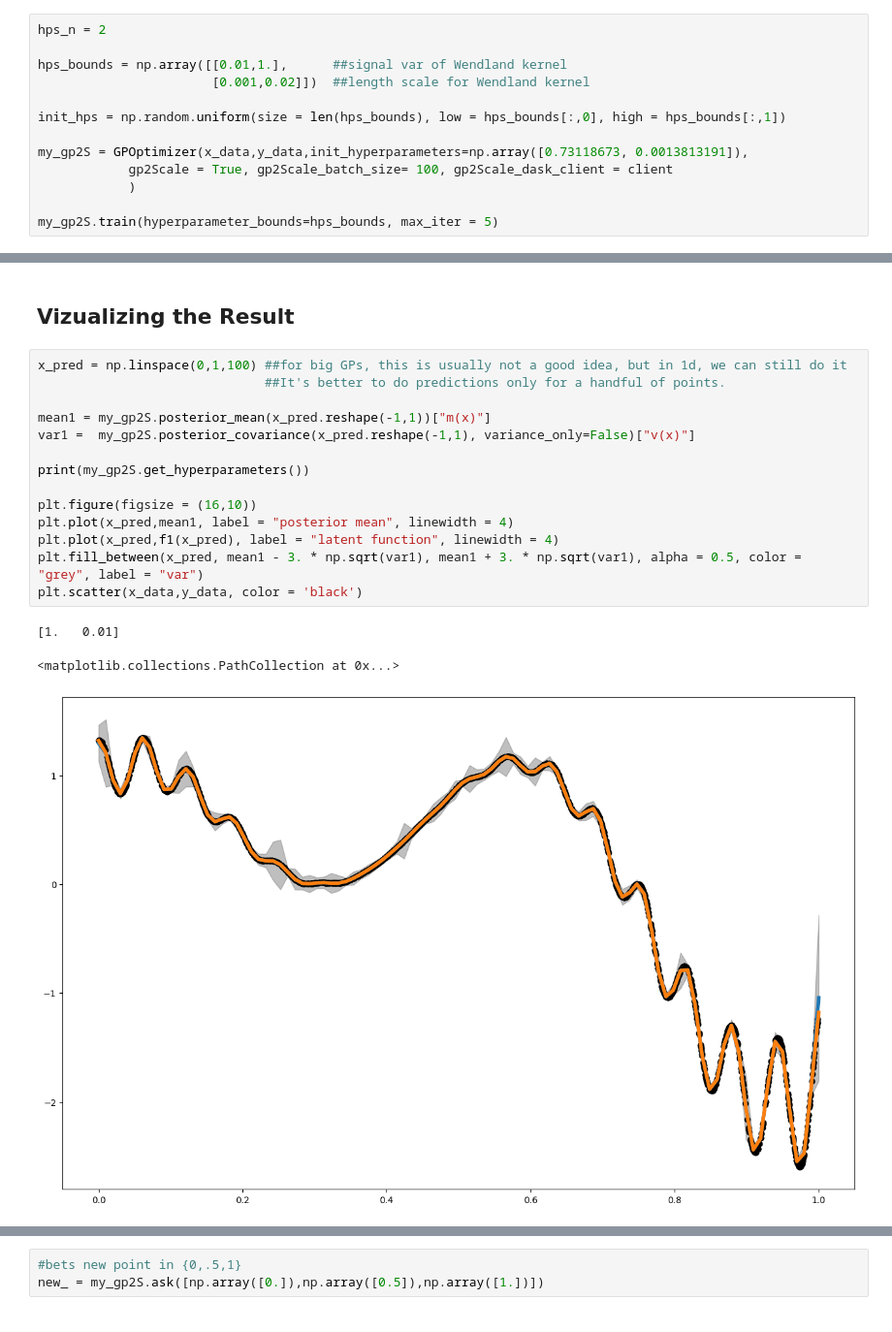
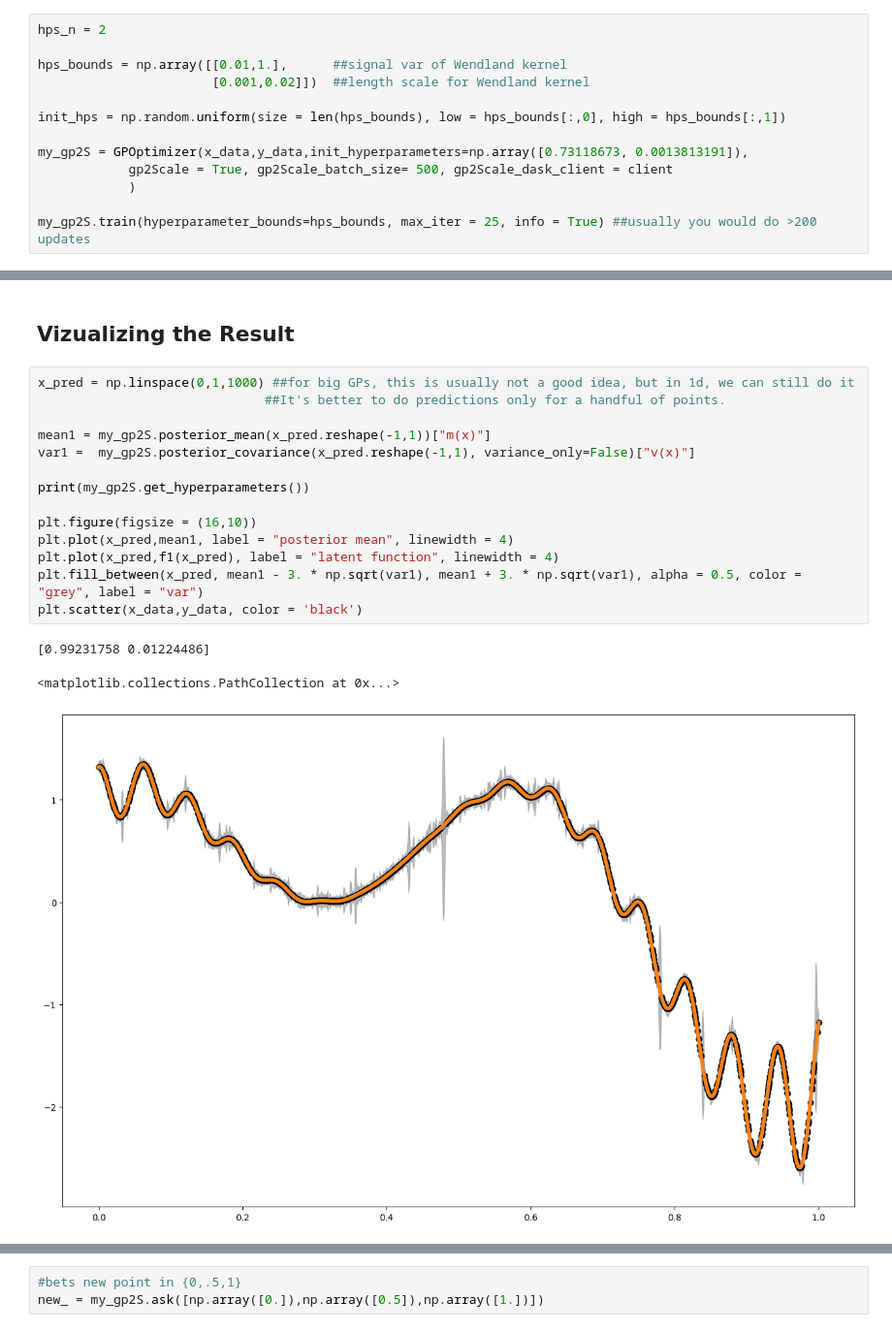
Before and after one commit to lbl-camera/gpCAM, a Jupyter notebook: examples/GPOptimizer_gp2ScaleTest.ipynb, the cells around one changed output, grey strips where cells are left out. Shown at 97% size. Cells and saved outputs as stored; diff of their text form.

```diff
--- a/examples/GPOptimizer_gp2ScaleTest.ipynb
+++ b/examples/GPOptimizer_gp2ScaleTest.ipynb
@@ -48,8 +50,8 @@ hps_bounds = np.array([[0.01,1.],      ##signal var of Wendland kernel
 init_hps = np.random.uniform(size = len(hps_bounds), low = hps_bounds[:,0], high = hps_bounds[:,1])
 
 my_gp2S = GPOptimizer(x_data,y_data,init_hyperparameters=np.array([0.73118673, 0.0013813191]),
-            gp2Scale = True, gp2Scale_batch_size= 100, gp2Scale_dask_client = client
+            gp2Scale = True, gp2Scale_batch_size= 500, gp2Scale_dask_client = client
             )
 
-my_gp2S.train(hyperparameter_bounds=hps_bounds, max_iter = 5)
+my_gp2S.train(hyperparameter_bounds=hps_bounds, max_iter = 25, info = True) ##usually you would do >200 updates
 # %% [output]
@@ -85,23 +90,23 @@ my_gp2S.set_hyperparameters(mcmc_result["mean(x)"])
 # %% [markdown]
 ## Vizualizing the Result
 # %%
-x_pred = np.linspace(0,1,100) ##for big GPs, this is usually not a good idea, but in 1d, we can still do it
+x_pred = np.linspace(0,1,1000) ##for big GPs, this is usually not a good idea, but in 1d, we can still do it
                               ##It's better to do predictions only for a handful of points.
 
 mean1 = my_gp2S.posterior_mean(x_pred.reshape(-1,1))["m(x)"]
 var1 =  my_gp2S.posterior_covariance(x_pred.reshape(-1,1), variance_only=False)["v(x)"]
 
 print(my_gp2S.get_hyperparameters())
 
 plt.figure(figsize = (16,10))
 plt.plot(x_pred,mean1, label = "posterior mean", linewidth = 4)
 plt.plot(x_pred,f1(x_pred), label = "latent function", linewidth = 4)
 plt.fill_between(x_pred, mean1 - 3. * np.sqrt(var1), mean1 + 3. * np.sqrt(var1), alpha = 0.5, color = "grey", label = "var")
 plt.scatter(x_data,y_data, color = 'black')
 # %% [output]
-[1.   0.01]
+[0.99231758 0.01224486]
 <matplotlib.collections.PathCollection at 0x...>
-[figure, old version]
+[figure, new version]
 # %%
 #best new \in [0,1]
 my_gp2S.ask(np.array([[0,1]]))
```
Also changed, not shown: parts of 5 cells of this notebook, 9 other files.
